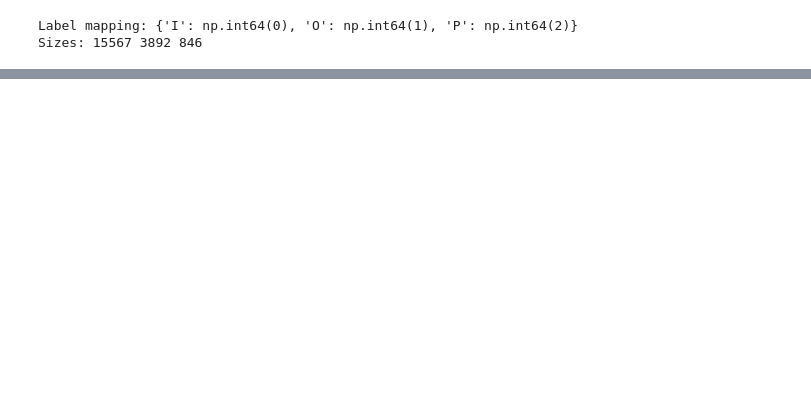
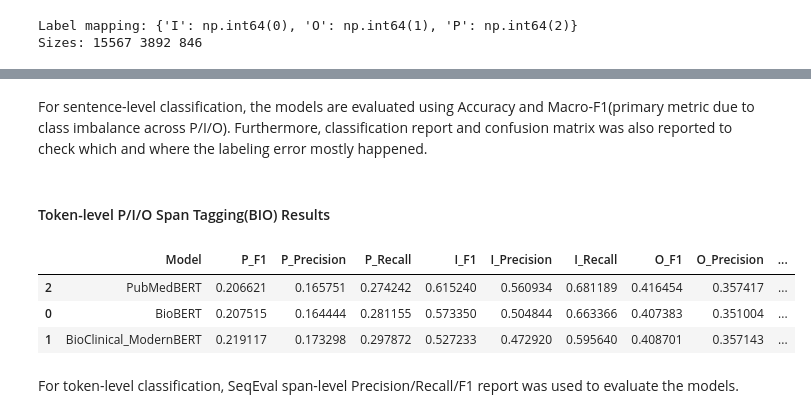
Before and after one commit to SBL-97/AITA-Group37-Task2, a Jupyter notebook: notebooks/03_axis1B_LLM_BASED.ipynb, the cells around one changed output, grey strips where cells are left out. Drawn from its saved outputs; the diff is of its cells as text; code cells hidden in the pictures; blank space fills up the shorter version.

Commit message:
Bioclinical_ModernBERT Model included for evaluation

```diff
--- a/notebooks/03_axis1B_LLM_BASED.ipynb
+++ b/notebooks/03_axis1B_LLM_BASED.ipynb
@@ -977,7 +1146,7 @@ predP_bio, metP_bio, eval_df_bio = train_one_field(
     token_val_df=token_val_df,
     token_test_df=token_test_df,
     MODELS=MODELS,
-    finetune_mode="head",   # quick sanity; switch to "full" for final
+    finetune_mode="full",   # quick sanity; switch to "full" for final
     verbose=False
 )
 
@@ -988,7 +1157,7 @@ predI_bio, metI_bio, eval_df_bio2 = train_one_field(
     token_val_df=token_val_df,
     token_test_df=token_test_df,
     MODELS=MODELS,
-    finetune_mode="head",
+    finetune_mode="full",
     verbose=False
 )
 
@@ -999,7 +1168,7 @@ predO_bio, metO_bio, eval_df_bio3 = train_one_field(
     token_val_df=token_val_df,
     token_test_df=token_test_df,
     MODELS=MODELS,
-    finetune_mode="head",
+    finetune_mode="full",
     verbose=False
 )
 
@@ -1011,6 +1180,5 @@ df_pred_bio = export_pred_csv_from_logits(
     out_path="../outputs/axis1B_BioBERT_pred.csv",
     sep="; "
 )
-df_pred_bio.head()
 # %% [output]
 [balance_train_df:p_bio] pos=8267 neg=12858 -> out=37659 (pos_mult=3, neg_keep=0.5)
@@ -1062,7 +1351,7 @@ predP_pub, metP_pub, eval_df_pub = train_one_field(
     token_val_df=token_val_df,
     token_test_df=token_test_df,
     MODELS=MODELS,
-    finetune_mode="head",   # quick sanity; switch to "full" for final
+    finetune_mode="full", # for quick test "head" else "full"
     verbose=False
 )
 
@@ -1073,7 +1362,7 @@ predI_pub, metI_pub, eval_df_pub2 = train_one_field(
     token_val_df=token_val_df,
     token_test_df=token_test_df,
     MODELS=MODELS,
-    finetune_mode="head",
+    finetune_mode="full",
     verbose=False
 )
 
@@ -1084,7 +1373,7 @@ predO_pub, metO_pub, eval_df_pub3 = train_one_field(
     token_val_df=token_val_df,
     token_test_df=token_test_df,
     MODELS=MODELS,
-    finetune_mode="head",
+    finetune_mode="full",
     verbose=False
 )
 
@@ -1138,3 +1611,7 @@ print(confusion_matrix(pred_pub.label_ids, y_pred_pub))
+# %% [markdown]
+For sentence-level classification, the models are evaluated using Accuracy and Macro-F1(primary metric due to class imbalance across P/I/O). Furthermore, classification report and confusion matrix was also reported to check which and where the labeling error mostly happened.
+# %% [markdown]
+#### Token-level P/I/O Span Tagging(BIO) Results
 # %%
 # summary table for token-level finetuning
 
@@ -1148,30 +1625,52 @@ token_rows.append({
     "Model": "BioBERT",
     "P_F1": get_metric(metP_bio, "f1"),
     "P_Precision": get_metric(metP_bio, "precision"),
     "P_Recall": get_metric(metP_bio, "recall"),
     "I_F1": get_metric(metI_bio, "f1"),
     "I_Precision": get_metric(metI_bio, "precision"),
     "I_Recall": get_metric(metI_bio, "recall"),
     "O_F1": get_metric(metO_bio, "f1"),
     "O_Precision": get_metric(metO_bio, "precision"),
     "O_Recall": get_metric(metO_bio, "recall"),
     "Avg_F1": np.nanmean([get_metric(metP_bio, "f1"), get_metric(metI_bio, "f1"), get_metric(metO_bio, "f1")]),
 })
 
+# BioClinical_ModernBERT result
+token_rows.append({
+    "Model": "BioClinical_ModernBERT",
+    "P_F1": get_metric(metP_biocli, "f1"),
+    "P_Precision": get_metric(metP_biocli, "precision"),
+    "P_Recall": get_metric(metP_biocli, "recall"),
+    "I_F1": get_metric(metI_biocli, "f1"),
+    "I_Precision": get_metric(metI_biocli, "precision"),
+    "I_Recall": get_metric(metI_biocli, "recall"),
+    "O_F1": get_metric(metO_biocli, "f1"),
+    "O_Precision": get_metric(metO_biocli, "precision"),
+    "O_Recall": get_metric(metO_biocli, "recall"),
+    "Avg_F1": np.nanmean([get_metric(metP_biocli, "f1"), get_metric(metI_biocli, "f1"), get_metric(metO_biocli, "f1")]),
+})
+
 # PubMedBERT result
 token_rows.append({
     "Model": "PubMedBERT",
     "P_F1": get_metric(metP_pub, "f1"),
     "P_Precision": get_metric(metP_pub, "precision"),
     "P_Recall": get_metric(metP_pub, "recall"),
     "I_F1": get_metric(metI_pub, "f1"),
     "I_Precision": get_metric(metI_pub, "precision"),
     "I_Recall": get_metric(metI_pub, "recall"),
     "O_F1": get_metric(metO_pub, "f1"),
     "O_Precision": get_metric(metO_pub, "precision"),
     "O_Recall": get_metric(metO_pub, "recall"),
     "Avg_F1": np.nanmean([get_metric(metP_pub, "f1"), get_metric(metI_pub, "f1"), get_metric(metO_pub, "f1")]),
 })
 
 token_summary_df = pd.DataFrame(token_rows).sort_values("Avg_F1", ascending=False)
 token_summary_df
+# %% [output]
+|  | Model | P_F1 | P_Precision | P_Recall | I_F1 | I_Precision | I_Recall | O_F1 | O_Precision | ... |
+| 2 | PubMedBERT | 0.206621 | 0.165751 | 0.274242 | 0.615240 | 0.560934 | 0.681189 | 0.416454 | 0.357417 | ... |
+| 0 | BioBERT | 0.207515 | 0.164444 | 0.281155 | 0.573350 | 0.504844 | 0.663366 | 0.407383 | 0.351004 | ... |
+| 1 | BioClinical_ModernBERT | 0.219117 | 0.173298 | 0.297872 | 0.527233 | 0.472920 | 0.595640 | 0.408701 | 0.357143 | ... |
+# %% [markdown]
+For token-level classification, SeqEval span-level Precision/Recall/F1 report was used to evaluate the models.
```
Also changed, not shown: parts of 36 cells of this notebook, 3 other files.
